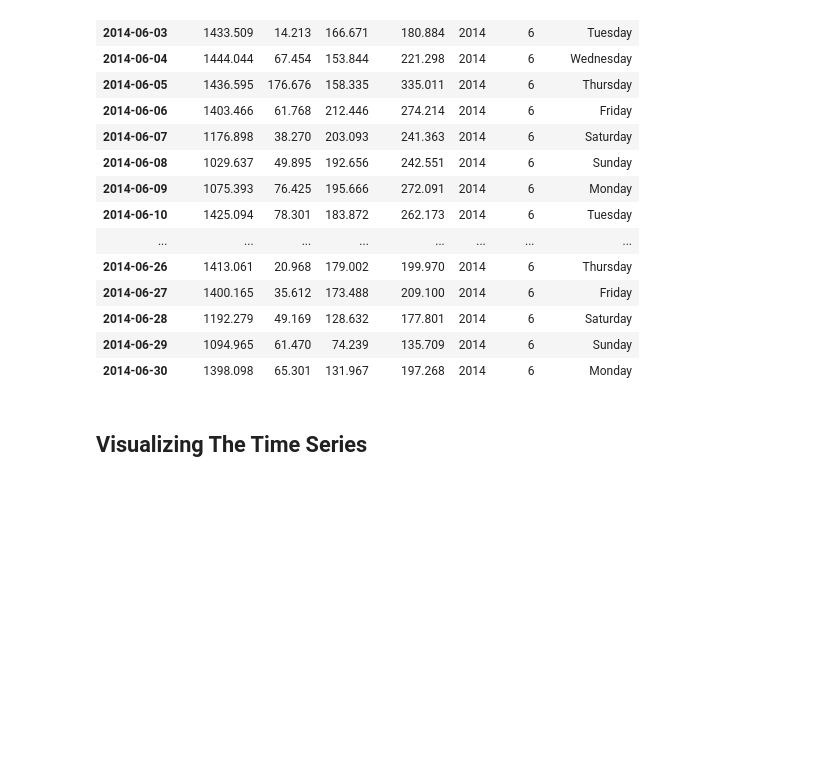
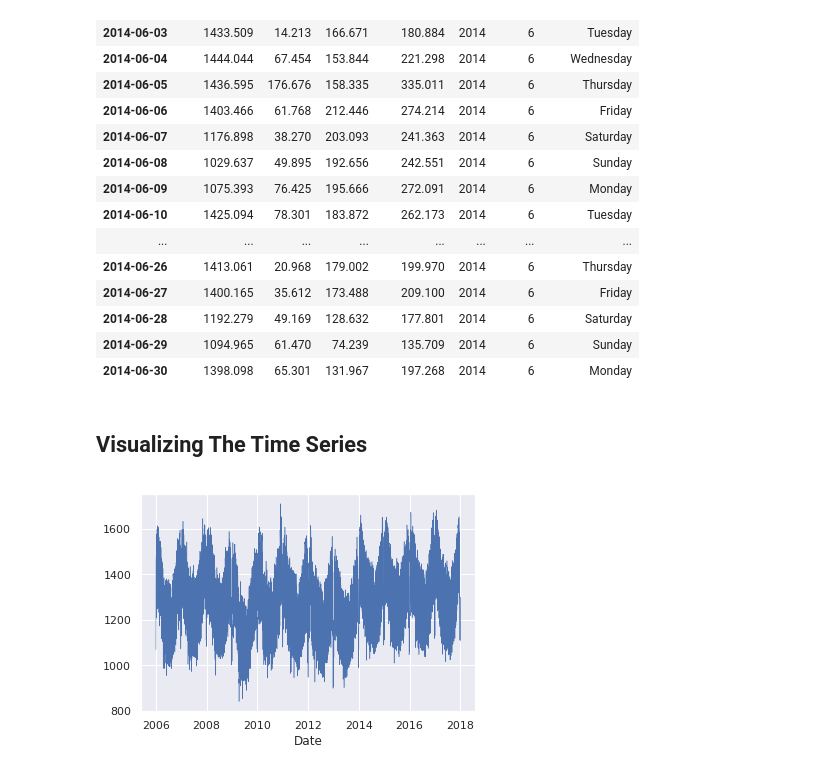
Before and after one commit to nellac77/energy_demand, a Jupyter notebook: Analyzing_Open_Power_Systems_Data.ipynb, the cells around one changed output. Drawn from its saved outputs; the diff is of its cells as text; code cells hidden in the pictures; blank space fills up the shorter version.

Commit message:
Update notebook with full analysis

```diff
--- a/Analyzing_Open_Power_Systems_Data.ipynb
+++ b/Analyzing_Open_Power_Systems_Data.ipynb
@@ -25,7 +25,14 @@ We will use this data to investigate how electricity consumption and production
 # Import libraries/packages
 import pandas as pd
 import matplotlib.pyplot as plt
+import matplotlib.dates as mdates
 import seaborn as sns
+
+# Display figures inline in Jupyter notebook
+%matplotlib inline
+
+# Use seaborn's style defaults, set default figure size
+sns.set(rc={'figure.figsize':(11,5)})
 # %%
 # Read in the data as a dataframe
 opsd_daily = pd.read_csv('data/opsd_germany_daily.csv')
@@ -170,3 +177,9 @@ opsd_daily.loc['2014-06']
 | 2014-06-30 | 1398.098 | 65.301 | 131.967 | 197.268 | 2014 | 6 | Monday |
 # %% [markdown]
 ## Visualizing The Time Series
+# %%
+# Line plot of full time series
+# Semi-colon suppresses fig info form being displayed
+opsd_daily['Consumption'].plot(linewidth=0.5);
+# %% [output]
+[figure, added]
```
Also changed, not shown: parts of 53 cells of this notebook.
